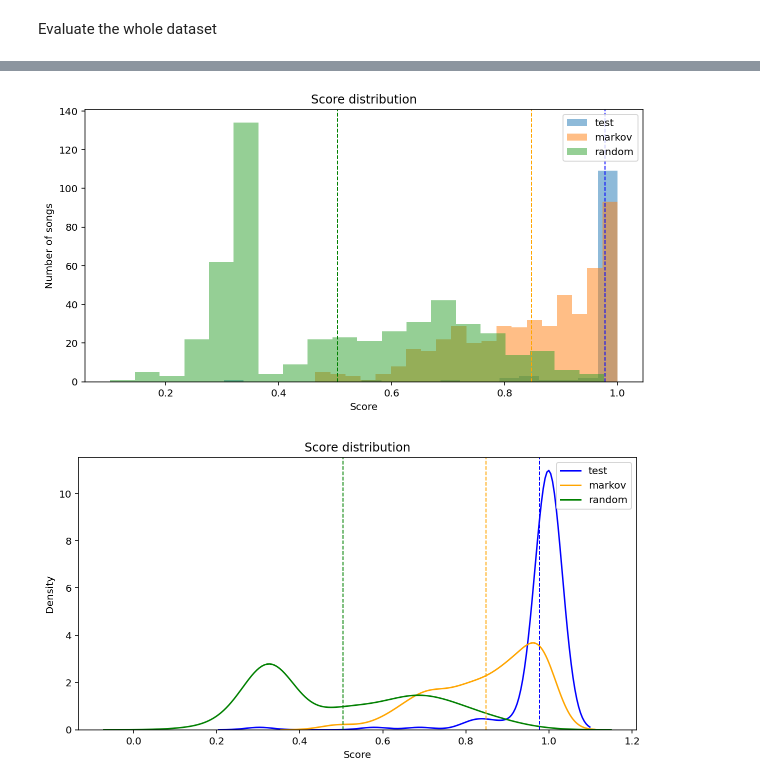
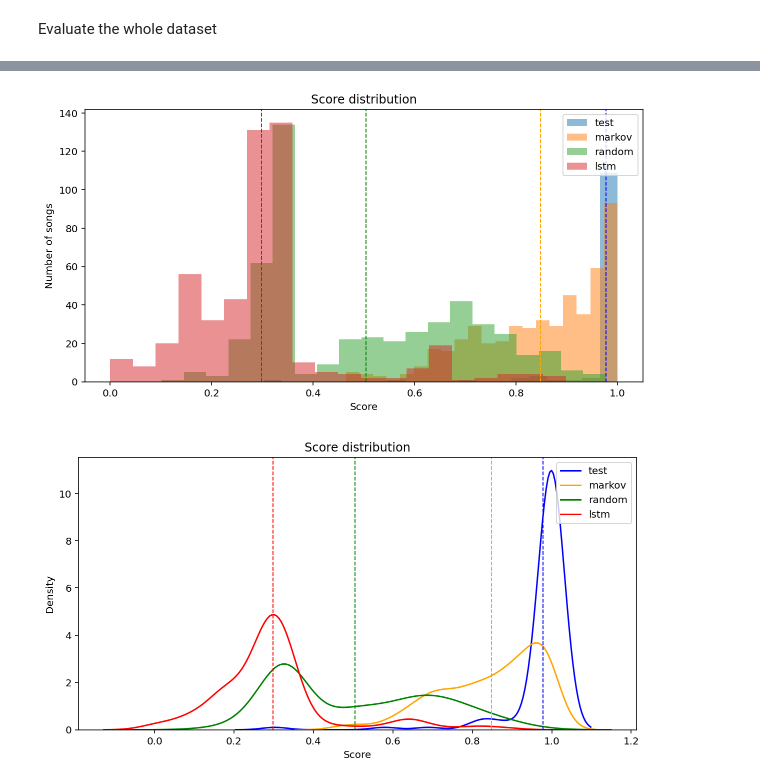
Before and after one commit to zwierski/dh-401-piece-generation-group-2, a Jupyter notebook: assignment3.ipynb, the cells around one changed output, grey strips where cells are left out. Drawn from its saved outputs; the diff is of its cells as text; code cells hidden in the pictures.

```diff
--- a/assignment3.ipynb
+++ b/assignment3.ipynb
@@ -1421,11 +1421,5 @@ data_markov['beat_pitch'] = data_markov['beat_pitch'].apply(ast.literal_eval)
 data_random = pd.read_csv('./random_songs.csv')
 data_random['beat_pitch'] = data_random['tuple_beat_and_pitch'].apply(ast.literal_eval)
 
-data_lstm = pd.read_csv('lstm_generation.csv')
-for i in range(8):
-    data_lstm[str(i)] = data_lstm[str(i)].apply(ast.literal_eval)
-
-data_lstm['beat_pitch'] = pd.Series(index=data_lstm.index)
-for i in range(8):
-    data_lstm['beat_pitch'] = data_lstm.apply(lambda row: row['beat_pitch'] + row[str(i)], axis=1)
-data_lstm['beat_pitch'].head()
+data_lstm = pd.read_csv('lstm_songs_formatted.csv')
+data_lstm['beat_pitch'] = data_lstm['tuple_beat_and_pitch'].apply(ast.literal_eval)
@@ -1643,11 +1640,20 @@ for i in range(len(data_random)):
     score_temp = get_score_from_ssm(ssm, threshold=0.7)
     final_random_score.append(score_temp)
 
+# for the lstm data
+final_lstm_score = []
+for i in range(len(data_lstm)):
+    song_lstm = data_lstm.loc[i,'beat_pitch']
+    ssm = self_similarity_matrix_for_beat(song_lstm)
+    score_temp = get_score_from_ssm(ssm, threshold=0.7)
+    final_lstm_score.append(score_temp)
+
 # average per dataset + max and min
 print(f"dataset\taverage\tmax\tmin")
 print(f"test:\t{np.mean(final_test_score):.3f}\t{np.max(final_test_score):.3f}\t{np.min(final_test_score):.3f}")
 print(f"markov:\t{np.mean(final_markov_score):.3f}\t{np.max(final_markov_score):.3f}\t{np.min(final_markov_score):.3f}")
 print(f"random:\t{np.mean(final_random_score):.3f}\t{np.max(final_random_score):.3f}\t{np.min(final_random_score):.3f}")
+print(f"lstm:\t{np.mean(final_lstm_score):.3f}\t{np.max(final_lstm_score):.3f}\t{np.min(final_lstm_score):.3f}")
 # %% [output]
 dataset average max     min
 test:   0.978   1.000   0.303
@@ -1656,20 +1662,0 @@ random: 0.504   0.976   0.102
-# %%
-# remove the outliers
-def remove_outliers(lst, threshold=5):
-    mean = np.mean(lst)
-    std = np.std(lst)
-    z_scores = [(x - mean) / std for x in lst]
-    filtered = [x for x, z in zip(lst, z_scores) if abs(z) < threshold]
-    return filtered
-final_test_score = remove_outliers(final_test_score)
-
-# plot the distribution of the scores in three subplots
-fig, (ax1, ax2, ax3) = plt.subplots(1, 3, figsize=(18, 5))
-sns.histplot(final_test_score, ax=ax1, bins=50)
-sns.histplot(final_markov_score, ax=ax2, bins=50)
-sns.histplot(final_random_score, ax=ax3, bins=50)
-ax1.set_title('Test')
-ax2.set_title('Markov')
-ax3.set_title('Random')
-plt.savefig('distribution_of_scores.png')
-plt.show()
@@ -1678,31 +1686,35 @@ plt.show()
 # %%
 plt.figure(figsize=(10, 5))
 plt.hist(final_test_score, bins=20, alpha=0.5, label='test')
 plt.hist(final_markov_score, bins=20, alpha=0.5, label='markov')
 plt.hist(final_random_score, bins=20, alpha=0.5, label='random')
+plt.hist(final_lstm_score, bins=20, alpha=0.5, label='lstm')
 plt.axvline(np.mean(final_test_score), color='blue', linestyle='dashed', linewidth=1)
 plt.axvline(np.mean(final_markov_score), color='orange', linestyle='dashed', linewidth=1)
 plt.axvline(np.mean(final_random_score), color='green', linestyle='dashed', linewidth=1)
+plt.axvline(np.mean(final_lstm_score), color='red', linestyle='dashed', linewidth=1)
 plt.legend(loc='upper right')
 plt.title('Score distribution')
 plt.xlabel('Score')
 plt.ylabel('Number of songs')
 plt.show()
 # %% [output]
-[figure, old version]
+[figure, new version]
 # %%
 # make the same plot but with density
 plt.figure(figsize=(10, 5))
 sns.distplot(final_test_score, hist=False, kde=True, bins=20, color = 'blue', label='test')
 sns.distplot(final_markov_score, hist=False, kde=True, bins=20, color = 'orange', label='markov')
 sns.distplot(final_random_score, hist=False, kde=True, bins=20, color = 'green', label='random')
+sns.distplot(final_lstm_score, hist=False, kde=True, bins=20, color = 'red', label='lstm')
 plt.axvline(np.mean(final_test_score), color='blue', linestyle='dashed', linewidth=1)
 plt.axvline(np.mean(final_markov_score), color='orange', linestyle='dashed', linewidth=1)
 plt.axvline(np.mean(final_random_score), color='green', linestyle='dashed', linewidth=1)
+plt.axvline(np.mean(final_lstm_score), color='red', linestyle='dashed', linewidth=1)
 plt.legend(loc='upper right')
 plt.title('Score distribution')
 plt.xlabel('Score')
 plt.ylabel('Density')
 plt.show()
 # %% [output]
-[figure, old version]
+[figure, new version]
```
Also changed, not shown: parts of 8 cells of this notebook, 2 other files.
